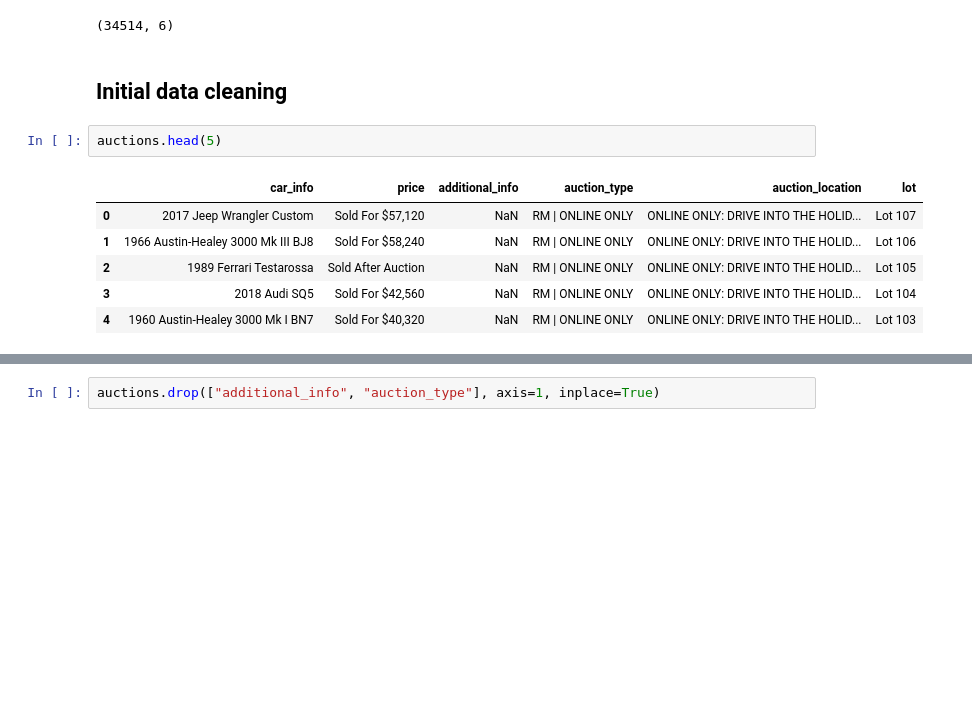
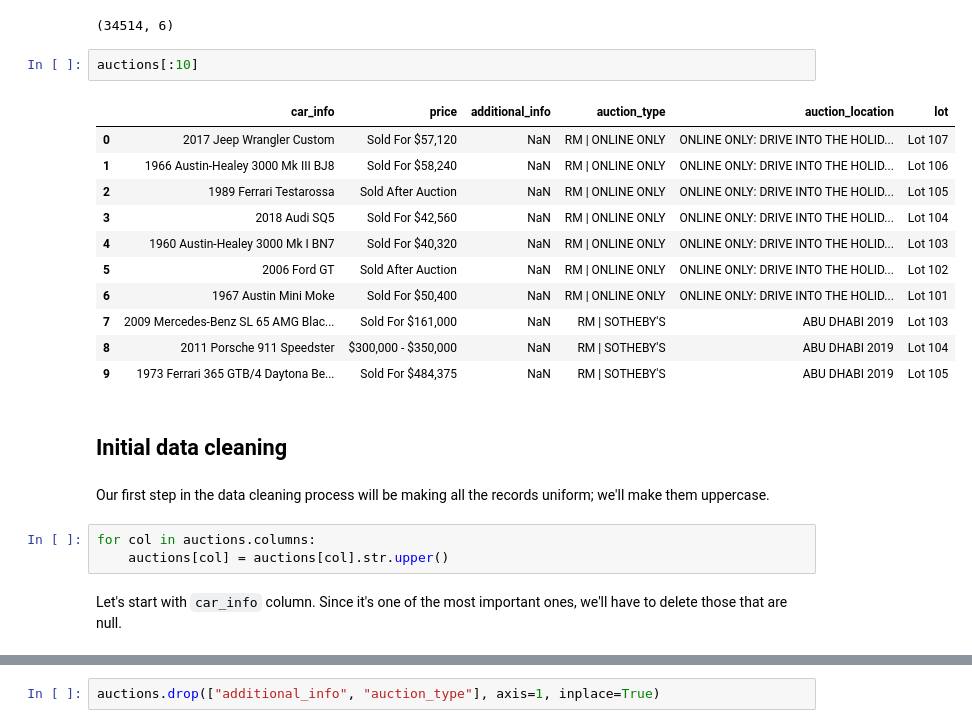
Before and after one commit to wozniakmikolaj/web-scraping-sothebys, a Jupyter notebook: sothebys-data-cleaning.ipynb, the cells around one changed output, grey strips where cells are left out. Cells and saved outputs as stored; diff of their text form; blank space fills up the shorter version.

```diff
--- a/sothebys-data-cleaning.ipynb
+++ b/sothebys-data-cleaning.ipynb
@@ -20,14 +21,26 @@ auctions = pd.read_csv(data_path)
 auctions.shape
 # %% [output]
 (34514, 6)
+# %%
+auctions[:10]
+# %% [output]
+|  | car_info | price | additional_info | auction_type | auction_location | lot |
+| 0 | 2017 Jeep Wrangler Custom | Sold For $57,120 | NaN | RM | ONLINE ONLY | ONLINE ONLY: DRIVE INTO THE HOLID... | Lot 107 |
+| 1 | 1966 Austin-Healey 3000 Mk III BJ8 | Sold For $58,240 | NaN | RM | ONLINE ONLY | ONLINE ONLY: DRIVE INTO THE HOLID... | Lot 106 |
+| 2 | 1989 Ferrari Testarossa | Sold After Auction | NaN | RM | ONLINE ONLY | ONLINE ONLY: DRIVE INTO THE HOLID... | Lot 105 |
+| 3 | 2018 Audi SQ5 | Sold For $42,560 | NaN | RM | ONLINE ONLY | ONLINE ONLY: DRIVE INTO THE HOLID... | Lot 104 |
+| 4 | 1960 Austin-Healey 3000 Mk I BN7 | Sold For $40,320 | NaN | RM | ONLINE ONLY | ONLINE ONLY: DRIVE INTO THE HOLID... | Lot 103 |
+| 5 | 2006 Ford GT | Sold After Auction | NaN | RM | ONLINE ONLY | ONLINE ONLY: DRIVE INTO THE HOLID... | Lot 102 |
+| 6 | 1967 Austin Mini Moke | Sold For $50,400 | NaN | RM | ONLINE ONLY | ONLINE ONLY: DRIVE INTO THE HOLID... | Lot 101 |
+| 7 | 2009 Mercedes-Benz SL 65 AMG Blac... | Sold For $161,000 | NaN | RM | SOTHEBY'S | ABU DHABI 2019 | Lot 103 |
+| 8 | 2011 Porsche 911 Speedster | $300,000 - $350,000 | NaN | RM | SOTHEBY'S | ABU DHABI 2019 | Lot 104 |
+| 9 | 1973 Ferrari 365 GTB/4 Daytona Be... | Sold For $484,375 | NaN | RM | SOTHEBY'S | ABU DHABI 2019 | Lot 105 |
 # %% [markdown]
 ## Initial data cleaning
-# %%
-auctions.head(5)
-# %% [output]
-|  | car_info | price | additional_info | auction_type | auction_location | lot |
-| 0 | 2017 Jeep Wrangler Custom | Sold For $57,120 | NaN | RM | ONLINE ONLY | ONLINE ONLY: DRIVE INTO THE HOLID... | Lot 107 |
-| 1 | 1966 Austin-Healey 3000 Mk III BJ8 | Sold For $58,240 | NaN | RM | ONLINE ONLY | ONLINE ONLY: DRIVE INTO THE HOLID... | Lot 106 |
-| 2 | 1989 Ferrari Testarossa | Sold After Auction | NaN | RM | ONLINE ONLY | ONLINE ONLY: DRIVE INTO THE HOLID... | Lot 105 |
-| 3 | 2018 Audi SQ5 | Sold For $42,560 | NaN | RM | ONLINE ONLY | ONLINE ONLY: DRIVE INTO THE HOLID... | Lot 104 |
-| 4 | 1960 Austin-Healey 3000 Mk I BN7 | Sold For $40,320 | NaN | RM | ONLINE ONLY | ONLINE ONLY: DRIVE INTO THE HOLID... | Lot 103 |
+# %% [markdown]
+Our first step in the data cleaning process will be making all the records uniform; we'll make them uppercase.
+# %%
+for col in auctions.columns:
+    auctions[col] = auctions[col].str.upper()
+# %% [markdown]
+Let's start with `car_info` column. Since it's one of the most important ones, we'll have to delete those that are null.
```
Also changed, not shown: parts of 33 cells of this notebook.
